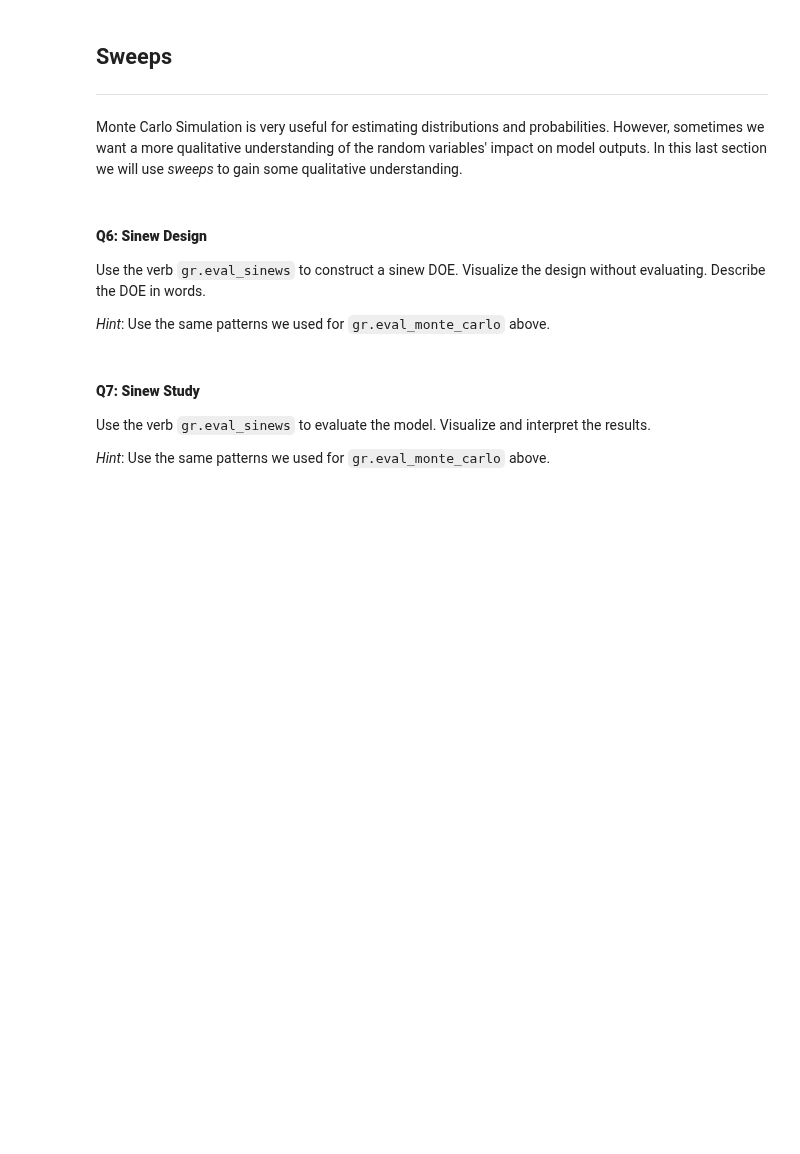
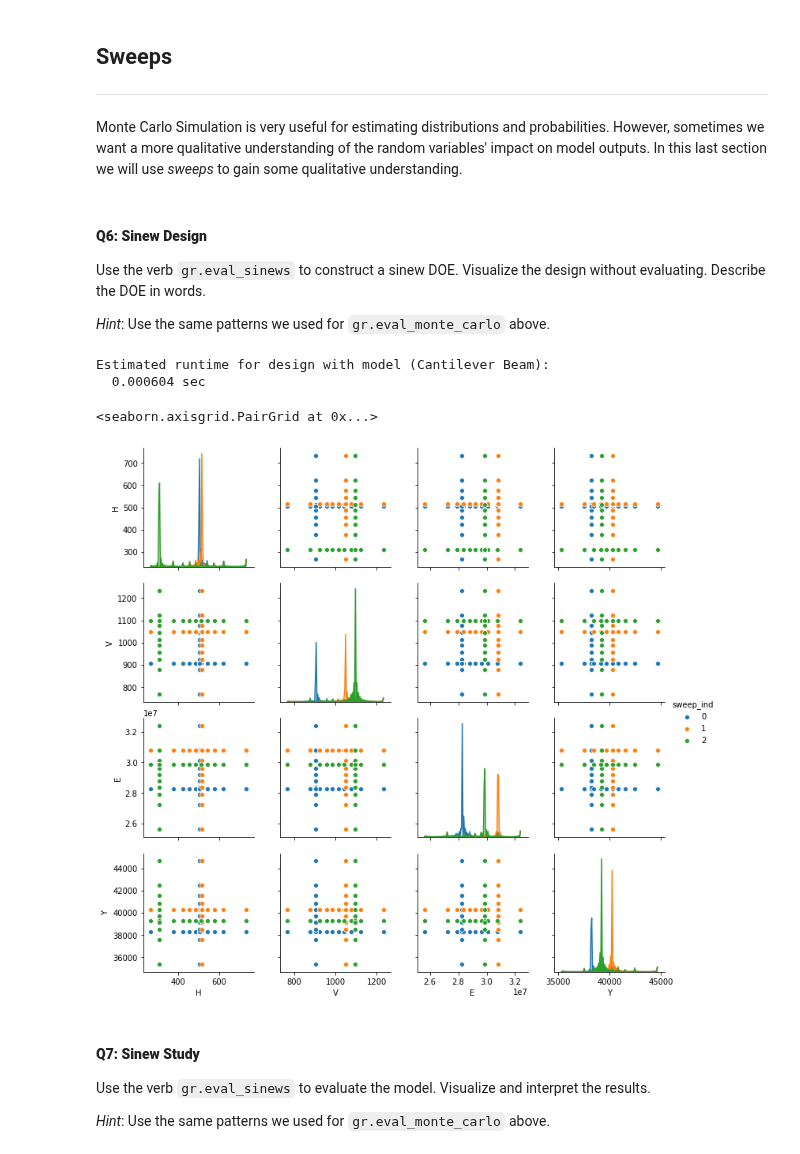
Before and after one commit to zdelrosario/py_grama, a Jupyter notebook: tutorials/t02_explore_master.ipynb, the cells around one changed output. Saved outputs shown, nothing was run; the diff lists cells and outputs as text; code cells hidden in the pictures; blank space fills up the shorter version.

```diff
--- a/tutorials/t02_explore_master.ipynb
+++ b/tutorials/t02_explore_master.ipynb
@@ -130,17 +168,22 @@ Use the verb `gr.eval_sinews` to construct a sinew DOE. Visualize the design wit
 # %%
 ###
 # TASK: Sinew design
 # TODO: Use gr.eval_sinews to generate a design
 ###
 
 # task-begin
 # TODO: Generate a sinew design but do not evaluate the model functions
 # task-end
 # solution-begin
-(md >>
-     gr.ev_sinews(df_det="nom", skip=True, seed=101) >> \
-     gr.pt_auto())
+md >> \
+    gr.ev_sinews(df_det="nom", skip=True, seed=101) >> \
+    gr.pt_auto()
 # solution-end
+# %% [output]
+Estimated runtime for design with model (Cantilever Beam):
+  0.000604 sec
+<seaborn.axisgrid.PairGrid at 0x...>
+[figure, added]
 # %% [markdown]
 #### __Q7: Sinew Study__
 Use the verb `gr.eval_sinews` to evaluate the model. Visualize and interpret the results.
```
Also changed, not shown: parts of 5 cells of this notebook, 7 other files.
